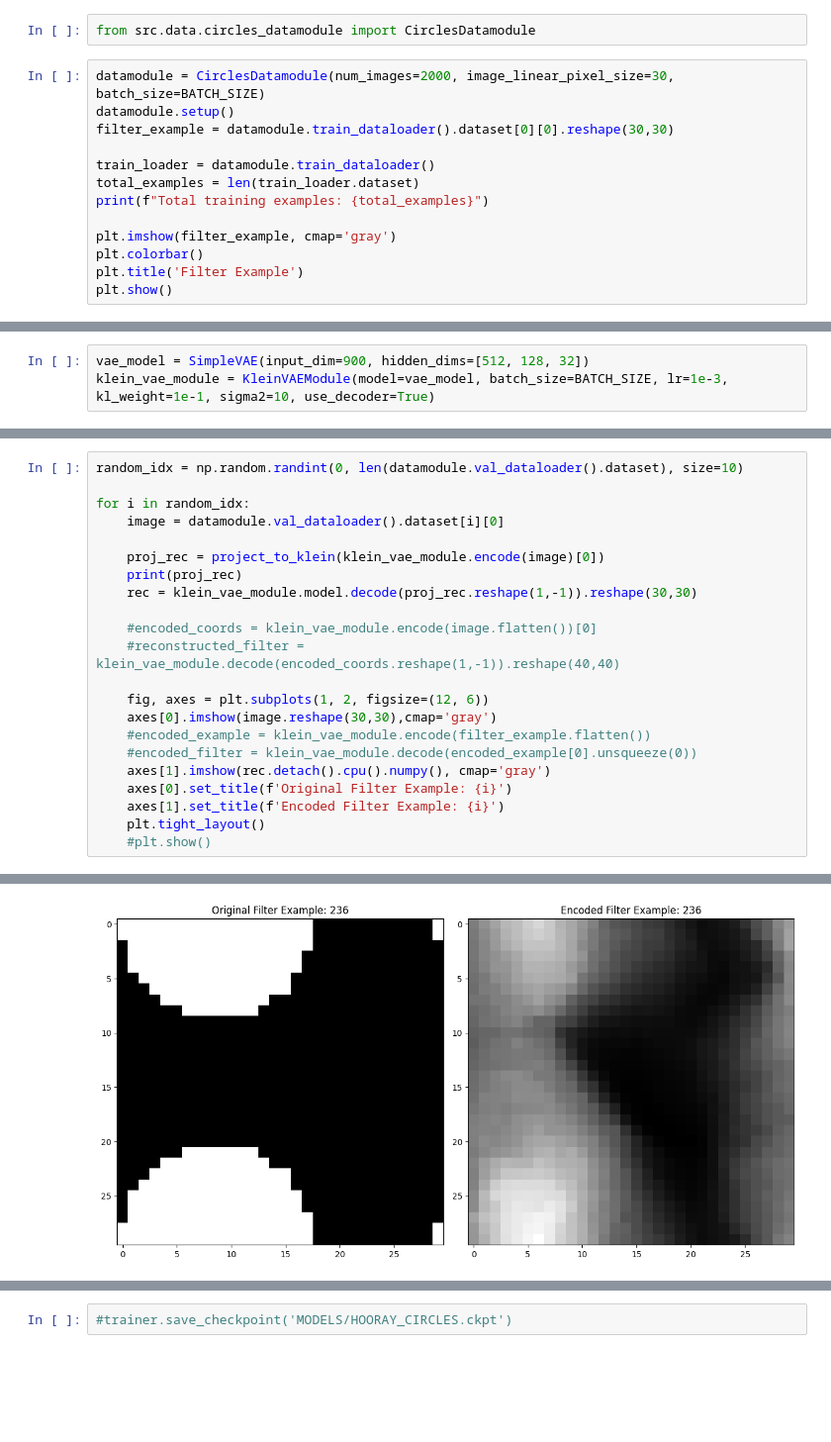
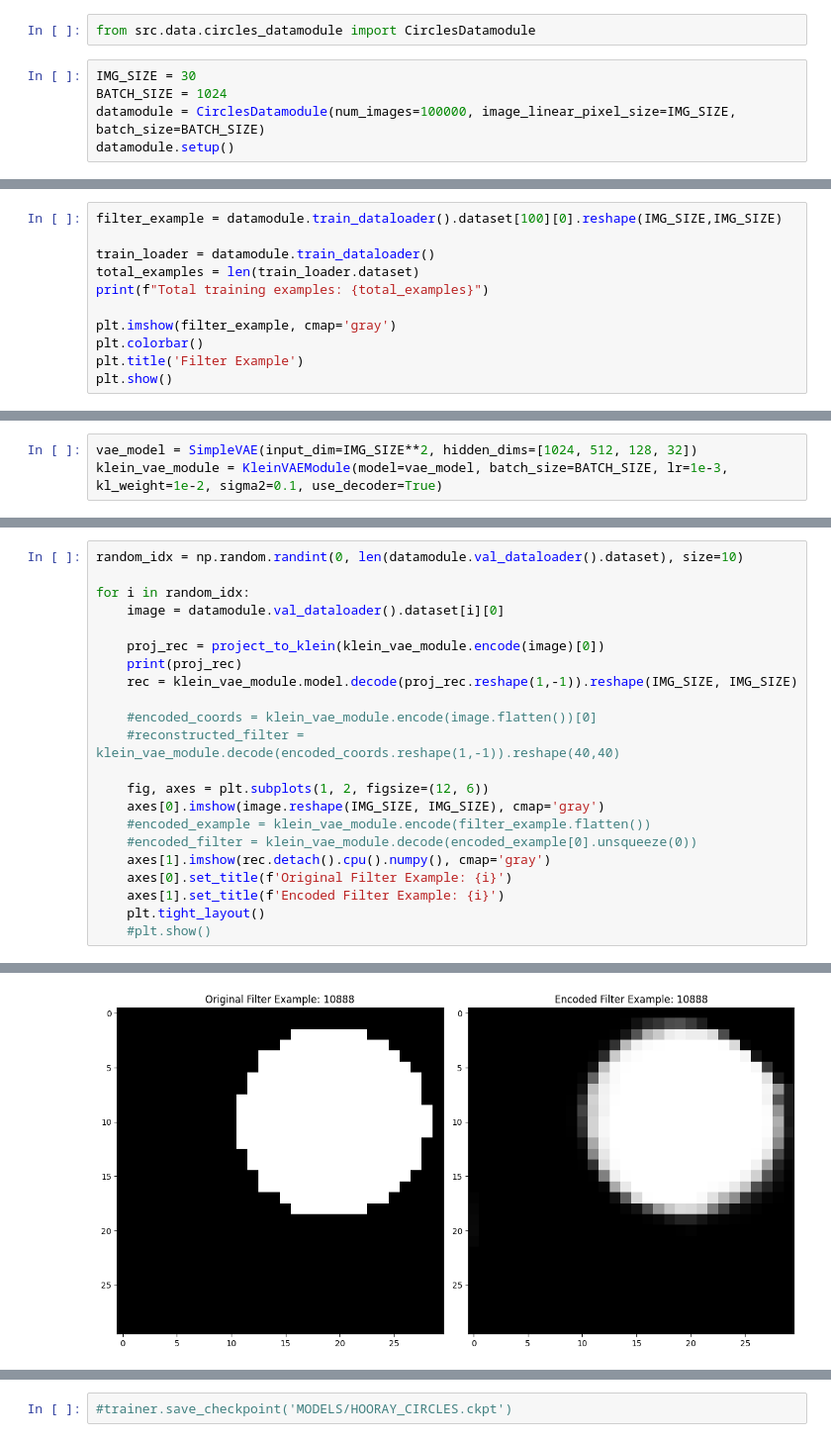
Before and after one commit to bekemax/KleinVAE, a Jupyter notebook: notebooks/klein-vae-experiments.ipynb, the cells around one changed output, grey strips where cells are left out. Shown at 99% size. Cells and saved outputs as stored; diff of their text form; blank space fills up the shorter version.

Commit message:
circles: we won

```diff
--- a/notebooks/klein-vae-experiments.ipynb
+++ b/notebooks/klein-vae-experiments.ipynb
@@ -277,15 +278,7 @@ plt.plot(logs_df['recon_loss'].dropna())
 # %%
 from src.data.circles_datamodule import CirclesDatamodule
 # %%
-datamodule = CirclesDatamodule(num_images=2000, image_linear_pixel_size=30, batch_size=BATCH_SIZE)
+IMG_SIZE = 30
+BATCH_SIZE = 1024
+datamodule = CirclesDatamodule(num_images=100000, image_linear_pixel_size=IMG_SIZE, batch_size=BATCH_SIZE)
 datamodule.setup()
-filter_example = datamodule.train_dataloader().dataset[0][0].reshape(30,30)
-
-train_loader = datamodule.train_dataloader()
-total_examples = len(train_loader.dataset)
-print(f"Total training examples: {total_examples}")
-
-plt.imshow(filter_example, cmap='gray')
-plt.colorbar()
-plt.title('Filter Example')
-plt.show()
@@ -294,0 +285,11 @@ Total training examples: 1600
+# %%
+filter_example = datamodule.train_dataloader().dataset[100][0].reshape(IMG_SIZE,IMG_SIZE)
+
+train_loader = datamodule.train_dataloader()
+total_examples = len(train_loader.dataset)
+print(f"Total training examples: {total_examples}")
+
+plt.imshow(filter_example, cmap='gray')
+plt.colorbar()
+plt.title('Filter Example')
+plt.show()
@@ -295,3 +299,3 @@ Total training examples: 1600
 # %%
-vae_model = SimpleVAE(input_dim=900, hidden_dims=[512, 128, 32])
-klein_vae_module = KleinVAEModule(model=vae_model, batch_size=BATCH_SIZE, lr=1e-3, kl_weight=1e-1, sigma2=10, use_decoder=True)
+vae_model = SimpleVAE(input_dim=IMG_SIZE**2, hidden_dims=[1024, 512, 128, 32])
+klein_vae_module = KleinVAEModule(model=vae_model, batch_size=BATCH_SIZE, lr=1e-3, kl_weight=1e-2, sigma2=0.1, use_decoder=True)
@@ -337,13 +336,13 @@ for i in random_idx:
 
     proj_rec = project_to_klein(klein_vae_module.encode(image)[0])
     print(proj_rec)
-    rec = klein_vae_module.model.decode(proj_rec.reshape(1,-1)).reshape(30,30)
+    rec = klein_vae_module.model.decode(proj_rec.reshape(1,-1)).reshape(IMG_SIZE, IMG_SIZE)
 
     #encoded_coords = klein_vae_module.encode(image.flatten())[0]
     #reconstructed_filter = klein_vae_module.decode(encoded_coords.reshape(1,-1)).reshape(40,40)
 
     fig, axes = plt.subplots(1, 2, figsize=(12, 6))
-    axes[0].imshow(image.reshape(30,30),cmap='gray')
+    axes[0].imshow(image.reshape(IMG_SIZE, IMG_SIZE), cmap='gray')
     #encoded_example = klein_vae_module.encode(filter_example.flatten())
     #encoded_filter = klein_vae_module.decode(encoded_example[0].unsqueeze(0))
     axes[1].imshow(rec.detach().cpu().numpy(), cmap='gray')
@@ -368 +367 @@ tensor([0.4473, 0.4503], grad_fn=<StackBackward0>)
-[figure, old version]
+[figure, new version]
```
Also changed, not shown: parts of 21 cells of this notebook, 1 other file.
